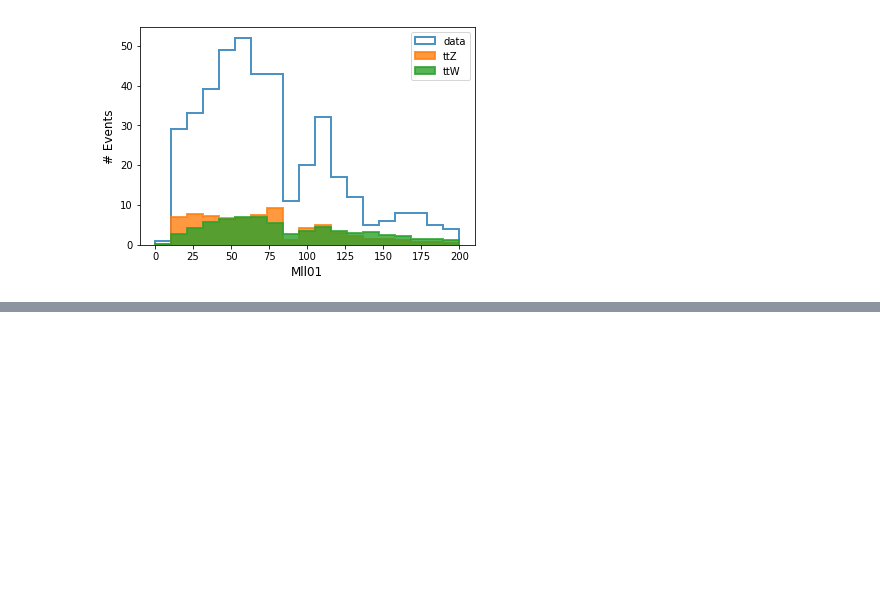
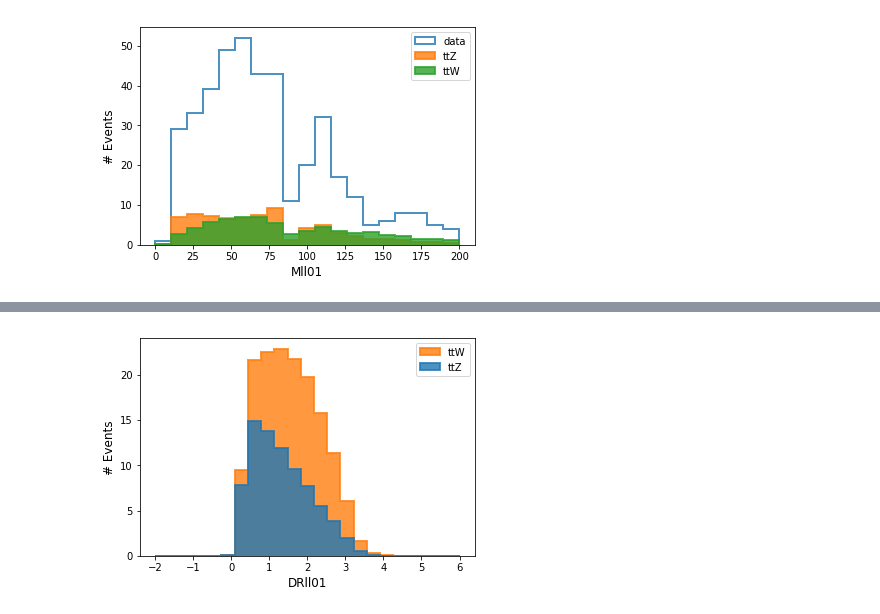
Before and after one commit to grevtsovkirill/trilep_res_anomaly_nn, a Jupyter notebook: display_effect.ipynb, the cells around one changed output, grey strips where cells are left out. Cells and saved outputs as stored; diff of their text form; code cells hidden in the pictures; blank space fills up the shorter version.

```diff
--- a/display_effect.ipynb
+++ b/display_effect.ipynb
@@ -100,0 +145,4 @@ plt.legend()
+# %%
+plot_stack_var(bkg_res,labels_list,'DRll01',1)
+# %% [output]
+[figure, added]
```
Also changed, not shown: parts of 10 cells of this notebook.
